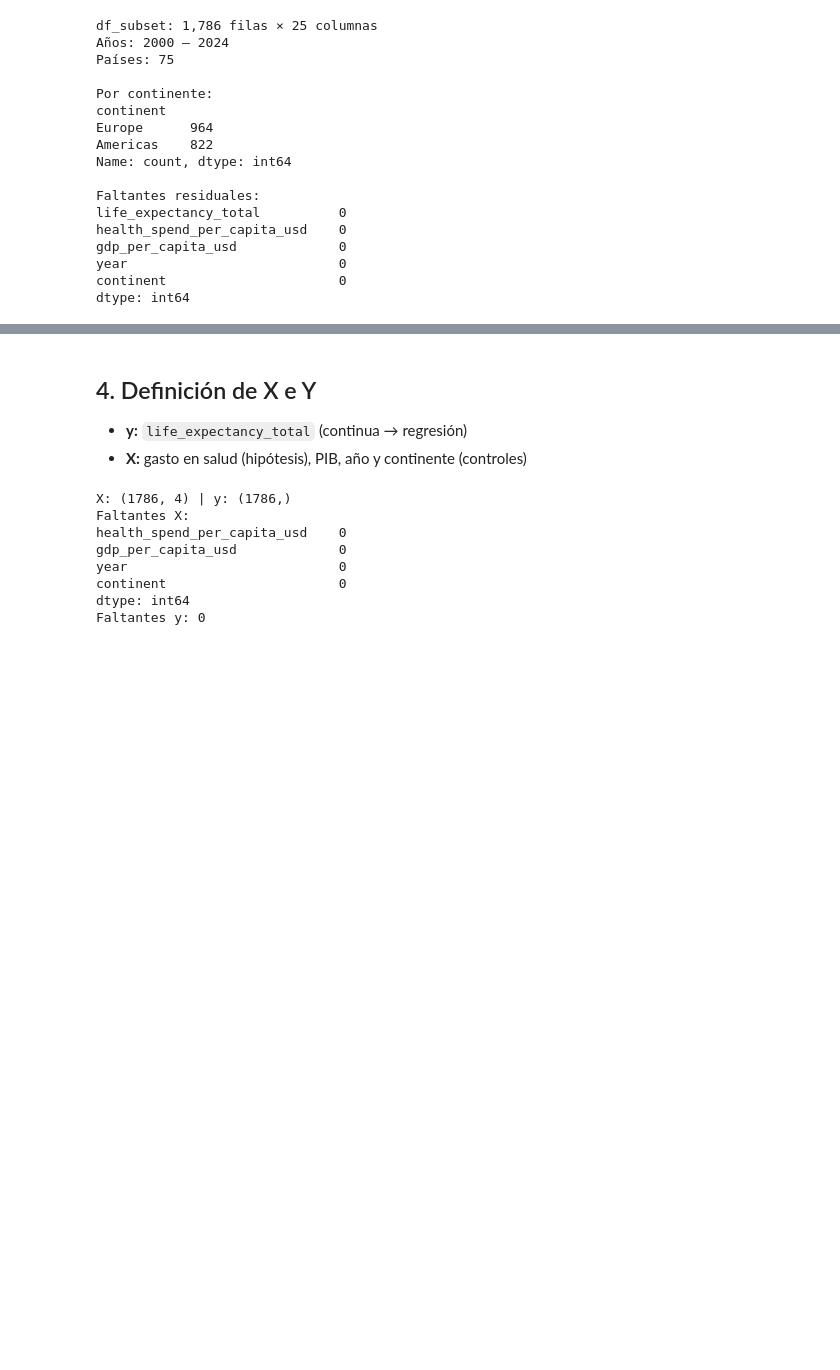
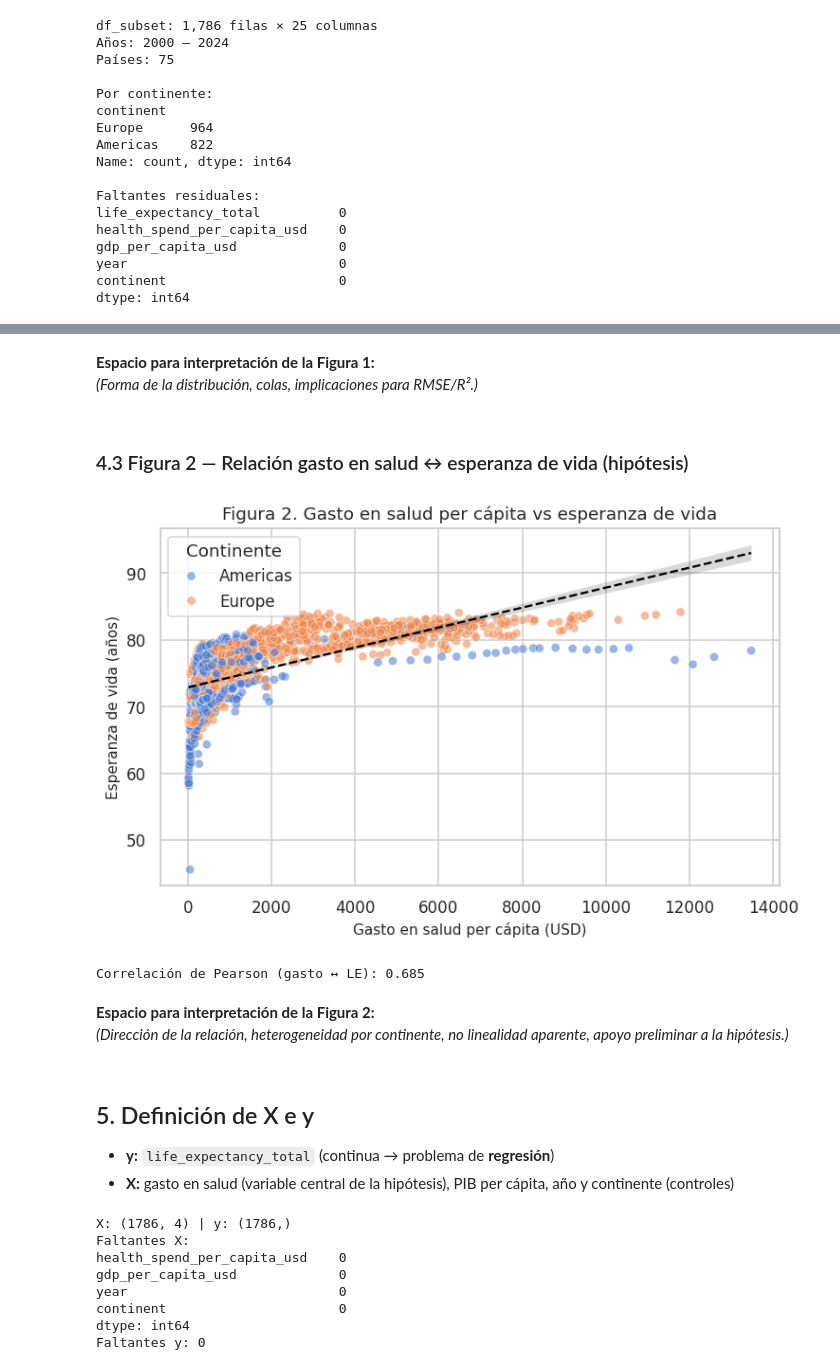
Before and after one commit to syltaer-utp/Project-S100, a Jupyter notebook: S100_Equipo2_Parte2.ipynb, the cells around one changed output, grey strips where cells are left out. Drawn from its saved outputs; the diff is of its cells as text; code cells hidden in the pictures; blank space fills up the shorter version.

```diff
--- a/S100_Equipo2_Parte2.ipynb
+++ b/S100_Equipo2_Parte2.ipynb
@@ -137,8 +185,42 @@ dtype: int64
+# %% [markdown]
+**Espacio para interpretación de la Figura 1:**
+*(Forma de la distribución, colas, implicaciones para RMSE/R².)*
+
+>
+# %% [markdown]
+### 4.3 Figura 2 — Relación gasto en salud ↔ esperanza de vida (hipótesis)
+# %%
+fig, ax = plt.subplots(figsize=(7, 4.5))
+sns.scatterplot(
+    data=df_subset, x="health_spend_per_capita_usd", y="life_expectancy_total",
+    hue="continent", alpha=0.55, ax=ax
+)
+sns.regplot(
+    data=df_subset, x="health_spend_per_capita_usd", y="life_expectancy_total",
+    scatter=False, color="black", ax=ax, line_kws={"linewidth": 1.5, "linestyle": "--"}
+)
+ax.set_title("Figura 2. Gasto en salud per cápita vs esperanza de vida")
+ax.set_xlabel("Gasto en salud per cápita (USD)")
+ax.set_ylabel("Esperanza de vida (años)")
+ax.legend(title="Continente")
+plt.tight_layout()
+plt.show()
+
+corr = df_subset[["health_spend_per_capita_usd", "life_expectancy_total"]].corr().iloc[0, 1]
+print(f"Correlación de Pearson (gasto ↔ LE): {corr:.3f}")
+# %% [output]
+[figure, added]
+Correlación de Pearson (gasto ↔ LE): 0.685
+# %% [markdown]
+**Espacio para interpretación de la Figura 2:**
+*(Dirección de la relación, heterogeneidad por continente, no linealidad aparente, apoyo preliminar a la hipótesis.)*
+
+>
 # %% [markdown]
-## 4. Definición de X e Y
+## 5. Definición de X e y
 
-- **y:** `life_expectancy_total` (continua → regresión)
-- **X:** gasto en salud (hipótesis), PIB, año y continente (controles)
+- **y:** `life_expectancy_total` (continua → problema de **regresión**)
+- **X:** gasto en salud (variable central de la hipótesis), PIB per cápita, año y continente (controles)
 # %%
 features = [
     "health_spend_per_capita_usd",
```
Also changed, not shown: parts of 20 cells of this notebook.
